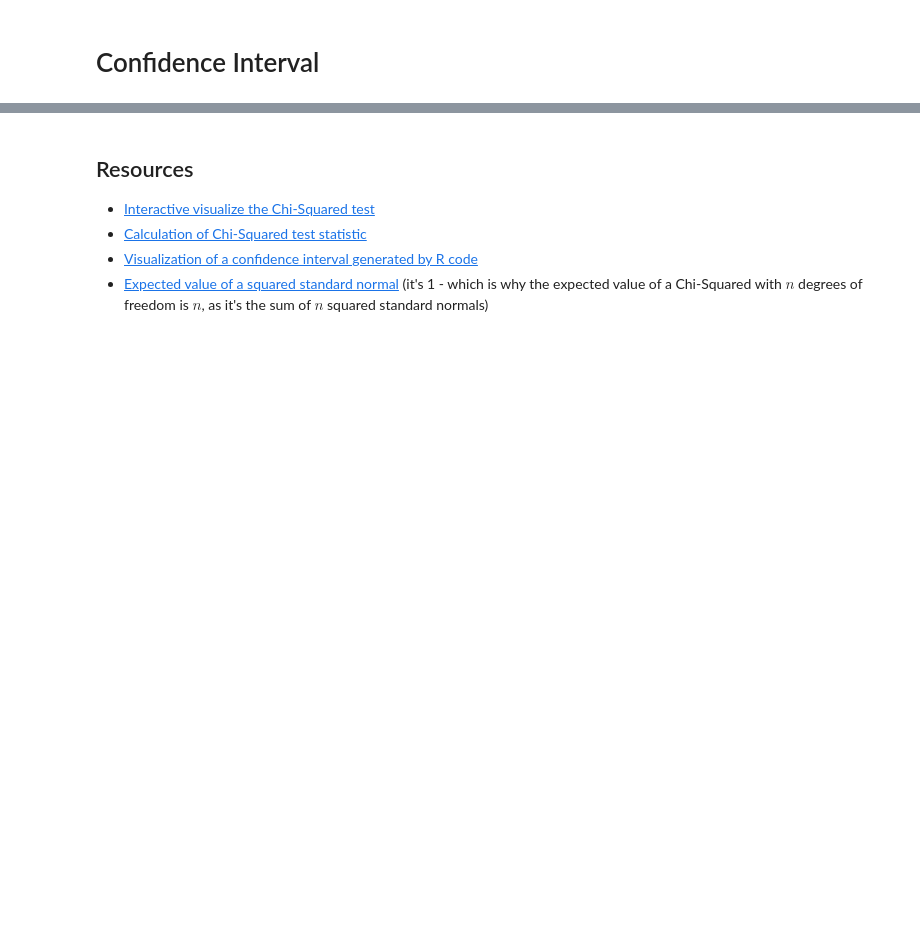
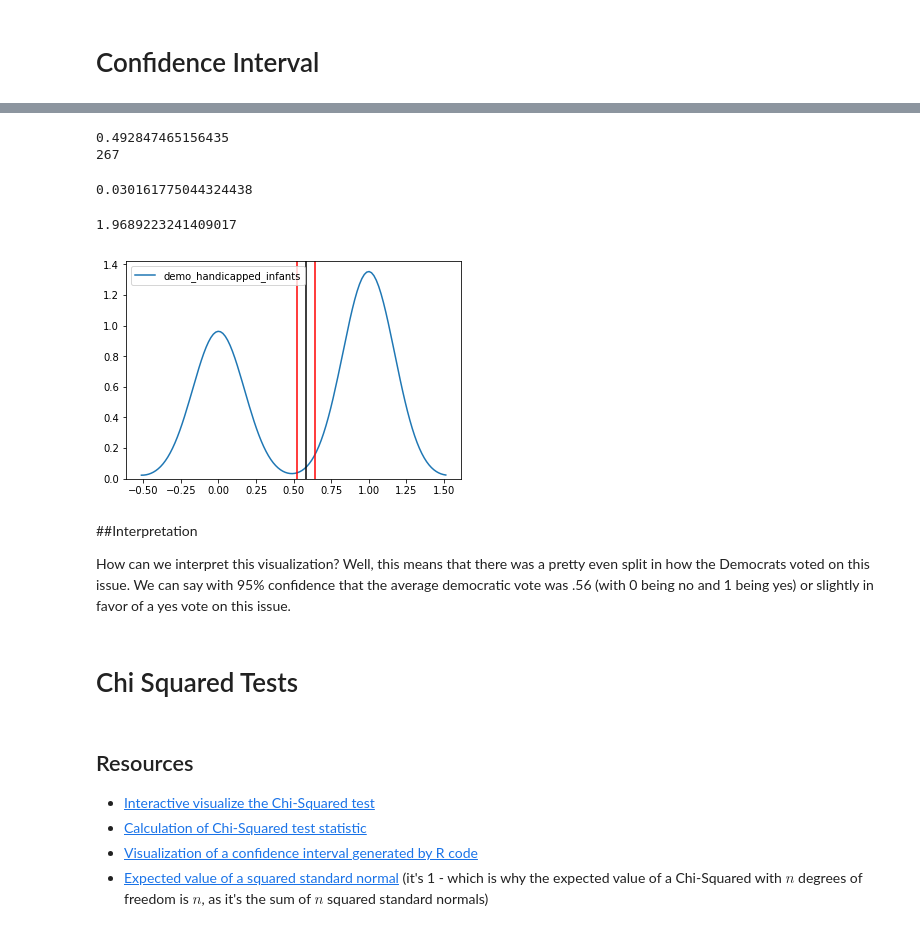
Before and after one commit to ngriggs/DS-Unit-1-Sprint-3-Statistical-Tests-and-Experiments, a Jupyter notebook: Copy_of_LS_DS6_132_Sampling_Confidence_Intervals_and_Hypothesis_Testing.ipynb, the cells around one changed output, grey strips where cells are left out. Drawn from its saved outputs; the diff is of its cells as text; code cells hidden in the pictures; blank space fills up the shorter version.

```diff
--- a/Copy_of_LS_DS6_132_Sampling_Confidence_Intervals_and_Hypothesis_Testing.ipynb
+++ b/Copy_of_LS_DS6_132_Sampling_Confidence_Intervals_and_Hypothesis_Testing.ipynb
@@ -660,3 +660,9 @@ df.head()
 | 4 | democrat | 1.0 | 1.0 | 1.0 | 0.0 | ... |
 # %% [markdown]
 # Confidence Interval
+# %%
+demo_sample_std = df[df['party'] == 'democrat']['handicapped-infants']
+demo_handicapped_infants = pd.DataFrame(demo_sample_std)
+demo_handicapped_infants.columns=['demo_handicapped_infants']
+print(demo_handicapped_infants.shape)
+demo_handicapped_infants.head()
@@ -663,20 +677,41 @@ df.head()
+# %%
+sample_std = np.std(demo_handicapped_infants['demo_handicapped_infants'])
+sample_size = len(demo_handicapped_infants)
+print(sample_std)
+print(sample_size)
+# %% [output]
+0.492847465156435
+267
 # %%
 standard_error = sample_std/np.sqrt(sample_size)
 print(standard_error)
+# %% [output]
+0.030161775044324438
 # %%
+import scipy.stats as stats
 t = stats.t.ppf(0.975, sample_size-1)
 t
+# %% [output]
+1.9689223241409017
 # %%
-sample_mean = coinflips_100.mean()
+sample_mean = demo_handicapped_infants['demo_handicapped_infants'].mean()
 confidence_interval = (sample_mean - t* standard_error, sample_mean + t* standard_error)
 margin_of_error = t* standard_error
 # %%
 import seaborn as sns
 
-sns.kdeplot(coinflips_100);
+sns.kdeplot(demo_handicapped_infants['demo_handicapped_infants']);
 plt.axvline(x=sample_mean, color='k')
 plt.axvline(x=confidence_interval[0], color='r')
 plt.axvline(x=confidence_interval[1], color='r');
+# %% [output]
+[figure, added]
+# %% [markdown]
+##Interpretation
+
+How can we interpret this visualization? Well, this means that there was a pretty even split in how the Democrats voted on this issue. We can say with 95% confidence that the average democratic vote was .56 (with 0 being no and 1 being yes) or slightly in favor of a yes vote on this issue.
+# %% [markdown]
+# Chi Squared Tests
 # %% [markdown]
 ## Resources
 
```
Also changed, not shown: parts of 2 cells of this notebook.
